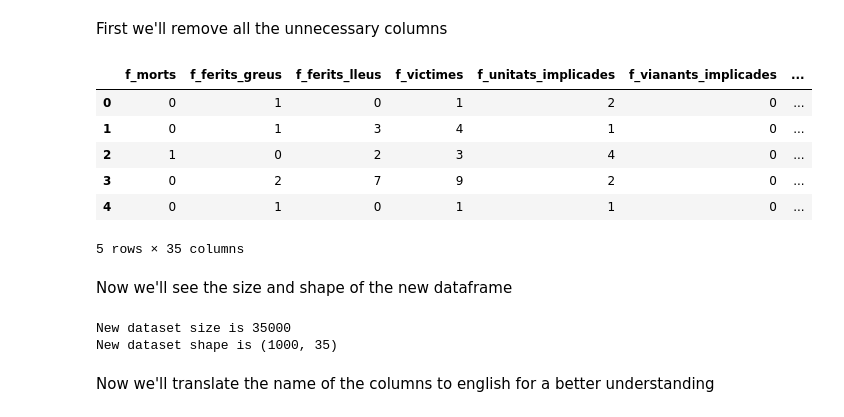
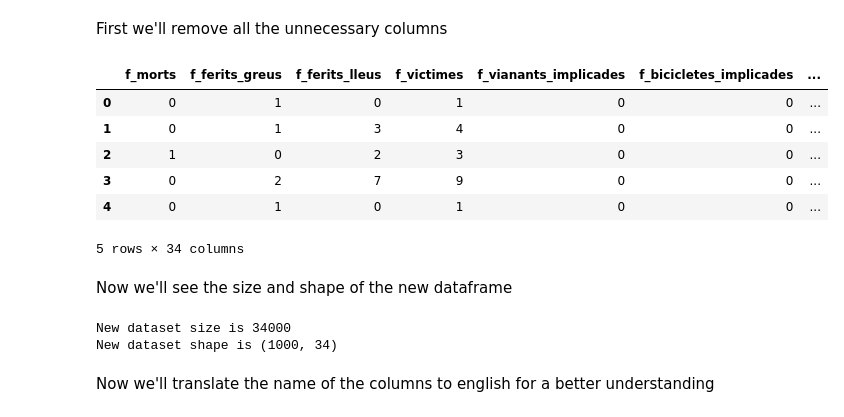
Before and after one commit to andresvarq/Applied-Data-Science-capstone, a Jupyter notebook: capstone-project.ipynb, the cells around one changed output. Cells and saved outputs as stored; diff of their text form; code cells hidden in the pictures.

```diff
--- a/capstone-project.ipynb
+++ b/capstone-project.ipynb
@@ -101,17 +107,17 @@ First we'll remove all the unnecessary columns
 # %%
 # Drop unnecesary columns
 df.drop(columns = ['any', 'pk', 'nomdem', 'nomcom', 'dat', 'd_gravetat', 'hor', 'nommun', 'd_subtipus_tram', 'd_subtipus_accident', 'zona', 'd_titularitat_via', 'via', 'd_acc_amb_fuga', 'd_influit_boira',
                   'd_influit_caract_entorn', 'd_influit_circulacio', 'd_influit_estat_clima', 'd_influit_inten_vent', 'd_influit_lluminositat', 'd_influit_mesu_esp', 'd_influit_visibilitat',
-                   'tipdia'], inplace = True)
+                   'tipdia', 'f_unitats_implicades'], inplace = True)
 df.head()
 # %% [output]
-|  | f_morts | f_ferits_greus | f_ferits_lleus | f_victimes | f_unitats_implicades | f_vianants_implicades | ... |
-| 0 | 0 | 1 | 0 | 1 | 2 | 0 | ... |
-| 1 | 0 | 1 | 3 | 4 | 1 | 0 | ... |
-| 2 | 1 | 0 | 2 | 3 | 4 | 0 | ... |
-| 3 | 0 | 2 | 7 | 9 | 2 | 0 | ... |
-| 4 | 0 | 1 | 0 | 1 | 1 | 0 | ... |
+|  | f_morts | f_ferits_greus | f_ferits_lleus | f_victimes | f_vianants_implicades | f_bicicletes_implicades | ... |
+| 0 | 0 | 1 | 0 | 1 | 0 | 0 | ... |
+| 1 | 0 | 1 | 3 | 4 | 0 | 0 | ... |
+| 2 | 1 | 0 | 2 | 3 | 0 | 0 | ... |
+| 3 | 0 | 2 | 7 | 9 | 0 | 0 | ... |
+| 4 | 0 | 1 | 0 | 1 | 0 | 0 | ... |
-5 rows × 35 columns
+5 rows × 34 columns
 # %% [markdown]
 Now we'll see the size and shape of the new dataframe
 # %%
@@ -122,8 +128,8 @@ print('New dataset size is', df.size)
 # New data shape
 print('New dataset shape is', df.shape)
 # %% [output]
-New dataset size is 35000
-New dataset shape is (1000, 35)
+New dataset size is 34000
+New dataset shape is (1000, 34)
 # %% [markdown]
 Now we'll translate the name of the columns to english for a better understanding
 # %%
```
Also changed, not shown: parts of 14 cells of this notebook.
